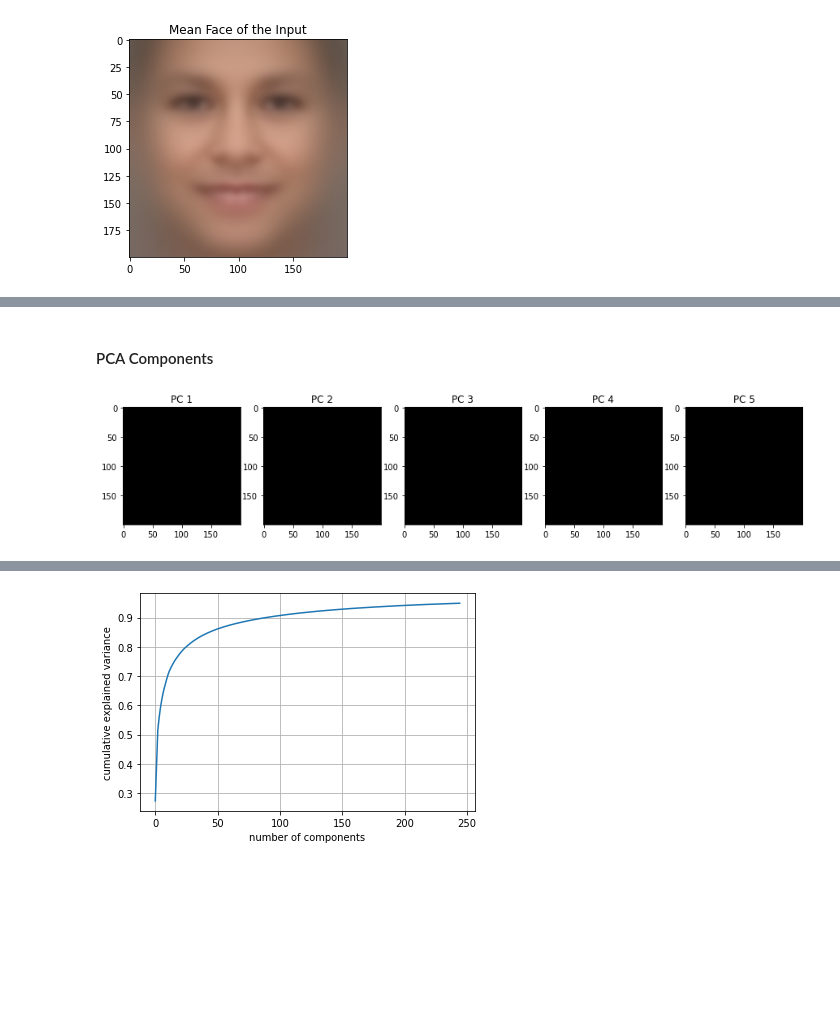
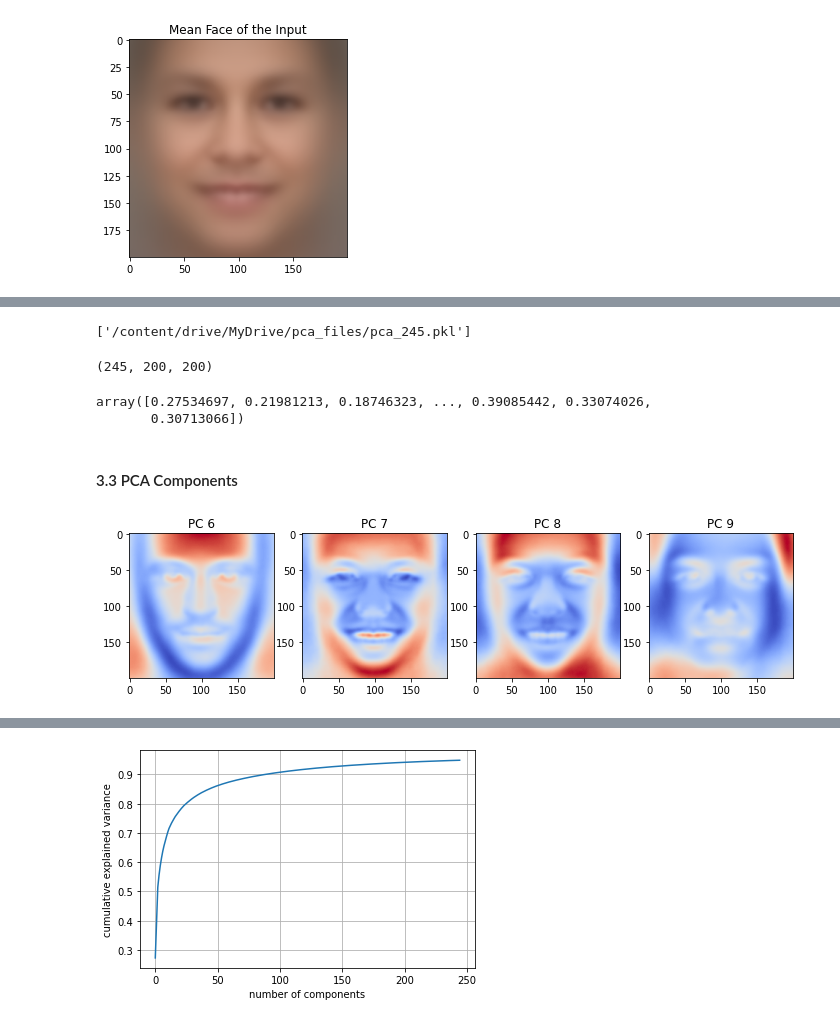
Before and after one commit to felixfa/AgeDetection, a Jupyter notebook: notebooks/fruntxas_colab_exploration.ipynb, the cells around one changed output, grey strips where cells are left out. Saved outputs shown, nothing was run; the diff lists cells and outputs as text; code cells hidden in the pictures; blank space fills up the shorter version.

```diff
--- a/notebooks/fruntxas_colab_exploration.ipynb
+++ b/notebooks/fruntxas_colab_exploration.ipynb
@@ -208,5 +178,3 @@ pca = IncrementalPCA(copy=False,
 print(num_rows // batch_size)
 # %% [output]
 22
-# %%
-pca.partial_fit(X[:500])
@@ -215,7 +181,7 @@ IncrementalPCA(batch_size=1000, copy=False, n_components=245)
 # %%
-#for i in range(0, num_rows//batch_size):
-#    print(i,"/",num_rows//batch_size)
-#    pca.partial_fit(X[i*batch_size : (i+1)*batch_size])
+for i in range(0, num_rows//batch_size):
+  print(i,"/",num_rows//batch_size)
+  pca.partial_fit(X[i*batch_size : (i+1)*batch_size])
 # %% [output]
 0 / 22
 1 / 22
@@ -223,2 +232,2 @@ KeyboardInterrupt:
 # %%
-#data_projected = np.zeros((num_rows,n_components))
+data_projected = np.zeros((num_rows,n_components))
@@ -229,4 +238,4 @@ KeyboardInterrupt:
 # %%
-#for i in range(0,num_rows//batch_size):
-#    data_projected[i*batch_size:(i+1) * batch_size] = pca.transform(X[i*batch_size : (i+1)*batch_size])
+for i in range(0,200):#num_rows//batch_size):
+    data_projected[i*batch_size:(i+1) * batch_size] = pca.transform(X[i*batch_size : (i+1)*batch_size])
 # %% [markdown]
@@ -299,0 +301,4 @@ Text(0.5, 1.0, 'Mean Face of the PCA')
+# %%
+joblib.dump(pca,"/content/drive/MyDrive/pca_files/pca_245.pkl")
+# %% [output]
+['/content/drive/MyDrive/pca_files/pca_245.pkl']
@@ -299,0 +307,4 @@ Text(0.5, 1.0, 'Mean Face of the PCA')
+# %%
+pca.components_.reshape(245,200,200,3)[:,:,:,0].shape
+# %% [output]
+(245, 200, 200)
@@ -300,10 +313,16 @@ Text(0.5, 1.0, 'Mean Face of the PCA')
+# %%
+components[0]
+# %% [output]
+array([0.27534697, 0.21981213, 0.18746323, ..., 0.39085442, 0.33074026,
+       0.30713066])
 # %% [markdown]
-#### PCA Components
+#### 3.3 PCA Components
 # %%
 fig = plt.figure(figsize=(15,20))
-for i in range(0,5):
-    plt.subplot(1, 5, i + 1)
-    plt.title(f'PC {i+1}', size=12)
-    plt.imshow(pca.components_[i].reshape((img_array.shape[1],img_array.shape[2],img_array.shape[3])).astype(np.uint8))
+for i,j in enumerate(range(5,9)):
+  plt.subplot(1, 5, i + 1)
+  plt.title(f'PC {j+1}', size=12)
+  plt.imshow(pca.components_.reshape(245,200,200,3)[:,:,:,0][j], cmap=plt.cm.coolwarm)
+  #plt.imshow(components[j].reshape((img_array.shape[1],img_array.shape[2],img_array.shape[3])).astype(np.uint8))
 # %% [output]
-[figure, old version]
+[figure, new version]
```
Also changed, not shown: parts of 92 cells of this notebook.
